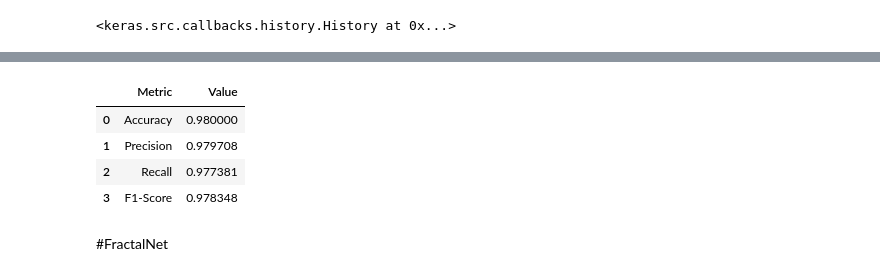
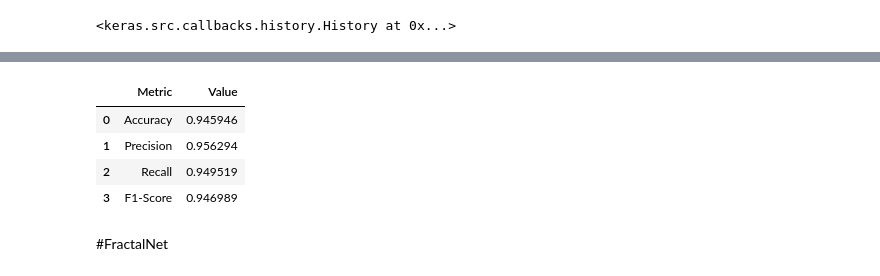
Before and after one commit to alfarzf/Deep-Learning, a Jupyter notebook: CNN_FractalNet_ResNext.ipynb, the cells around one changed output, grey strips where cells are left out. Cells and saved outputs as stored; diff of their text form; code cells hidden in the pictures.

```diff
--- a/CNN_FractalNet_ResNext.ipynb
+++ b/CNN_FractalNet_ResNext.ipynb
@@ -236,15 +236,23 @@ Epoch 10/10
 import pandas as pd
 from sklearn.metrics import accuracy_score, precision_score, recall_score, f1_score
 
-# Assuming 'val_ds' and 'model' are defined as in the previous code
 
-# Make predictions on the validation set
-y_pred = model.predict(val_ds)
+test_ds = tf.keras.utils.image_dataset_from_directory(
+    test_path,
+    labels='inferred',
+    label_mode='categorical',
+    image_size=image_size,
+    interpolation="nearest",
+    batch_size=BATCH_SIZE,
+    shuffle=False
+)
+# Make predictions on the test set
+y_pred = model.predict(test_ds)
 y_pred_classes = tf.argmax(y_pred, axis=1)
 
 # Get true labels
 y_true = []
-for images, labels in val_ds:
+for images, labels in test_ds:
     y_true.extend(tf.argmax(labels, axis=1).numpy())
 
 y_true = tf.constant(y_true)
@@ -268,8 +277,8 @@ metrics_df
 |  | Metric | Value |
-| 0 | Accuracy | 0.980000 |
-| 1 | Precision | 0.979708 |
-| 2 | Recall | 0.977381 |
-| 3 | F1-Score | 0.978348 |
+| 0 | Accuracy | 0.945946 |
+| 1 | Precision | 0.956294 |
+| 2 | Recall | 0.949519 |
+| 3 | F1-Score | 0.946989 |
 # %% [markdown]
 #FractalNet
 # %%
```
Also changed, not shown: parts of 1 cell of this notebook.
